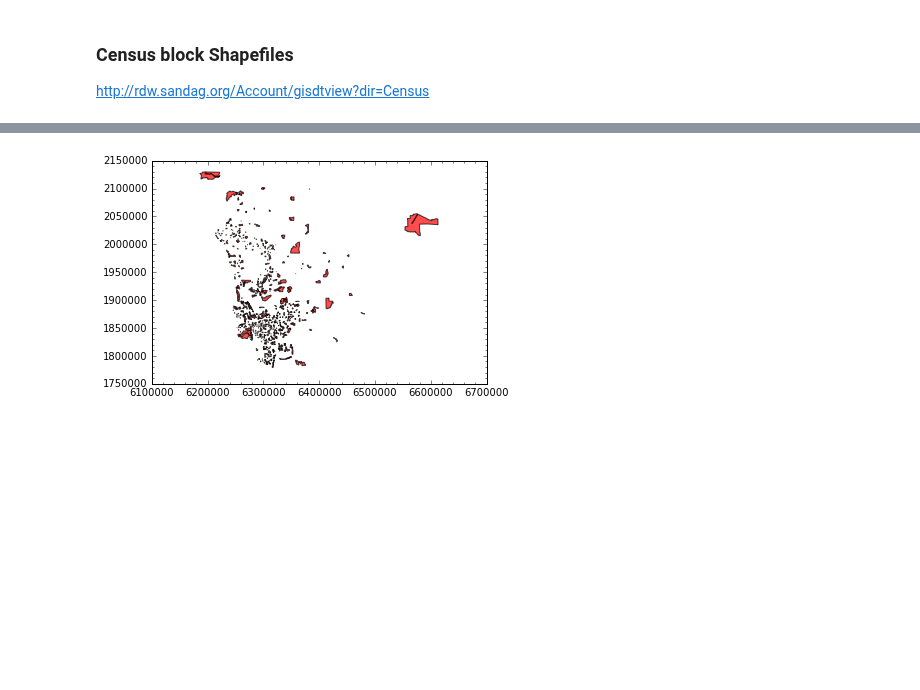
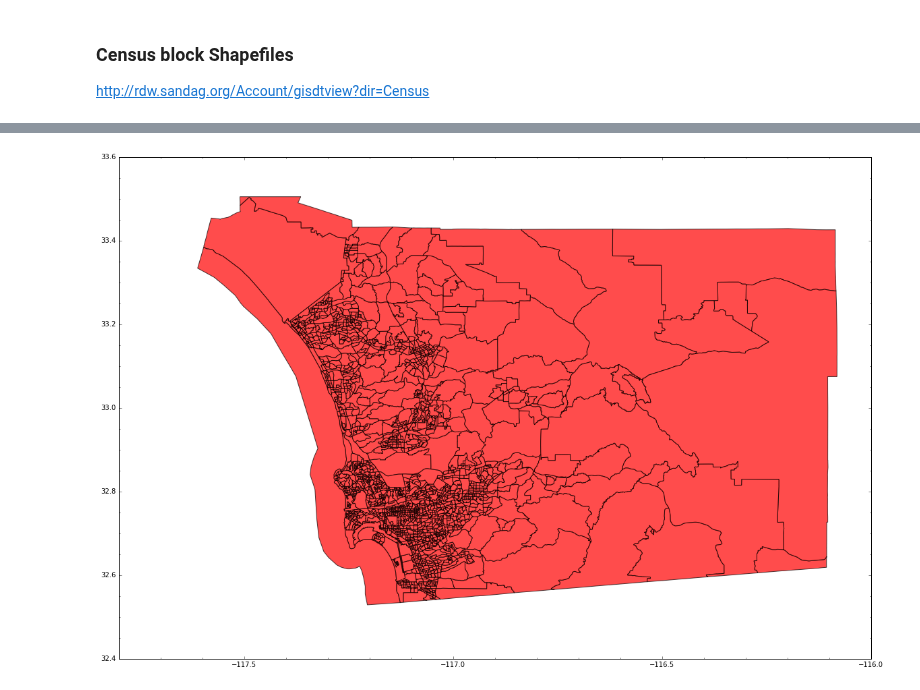
Before and after one commit to katiesch/insight2016, a Jupyter notebook: 311_blocks.ipynb, the cells around one changed output, grey strips where cells are left out. Drawn from its saved outputs; the diff is of its cells as text; code cells hidden in the pictures; blank space fills up the shorter version.

```diff
--- a/311_blocks.ipynb
+++ b/311_blocks.ipynb
@@ -307,0 +621,3 @@ len(shapes)
+# %%
+sdcounty = bg_info.loc[np.where(bg_info[1]=='073')[0]]
+sdcounty_index = np.where(bg_info[1]=='073')[0]
@@ -307,0 +626,4 @@ len(shapes)
+# %%
+sdcounty.rename(columns={2: 'tract', 3: 'blockgroup'}, inplace=True)
+census_trimmed.rename(columns={'GEOGRAPHIC AREA CODES - Census Tract': 'tract',
+                               'GEOGRAPHIC AREA CODES - Block Group': 'blockgroup'}, inplace=True)
@@ -307,0 +635,6 @@ len(shapes)
+# %%
+sdcounty['tract'] = sdcounty['tract'].astype(int)
+sdcounty['blockgroup'] = sdcounty['blockgroup'].astype(int)
+
+census_trimmed['tract'] = census_trimmed['tract'].astype(int)
+census_trimmed['blockgroup'] = census_trimmed['blockgroup'].astype(int)
@@ -307,0 +650,2 @@ len(shapes)
+# %%
+barf = pd.merge(sdcounty, census_trimmed, on=['tract', 'blockgroup'], how='left')
@@ -308,12 +726,14 @@ len(shapes)
 # %%
-for i in range(0,1000):
-    barf = pd.DataFrame(shapes[i].points)
+fig=plt.subplots(1,1, figsize=(20,20))
+
+for i in range(0,len(sdcounty_index)):
+    barf = pd.DataFrame(shapes[sdcounty_index[i]].points)
     poly = plt.Polygon(barf[[0,1]], fc='r', ec='k', alpha=0.7)
     plt.gca().add_patch(poly)
 
 plt.axis('scaled')
 plt.minorticks_on()
 
 plt.show()
 # %% [output]
-[figure, old version]
+[figure, new version]
```
Also changed, not shown: parts of 49 cells of this notebook.
